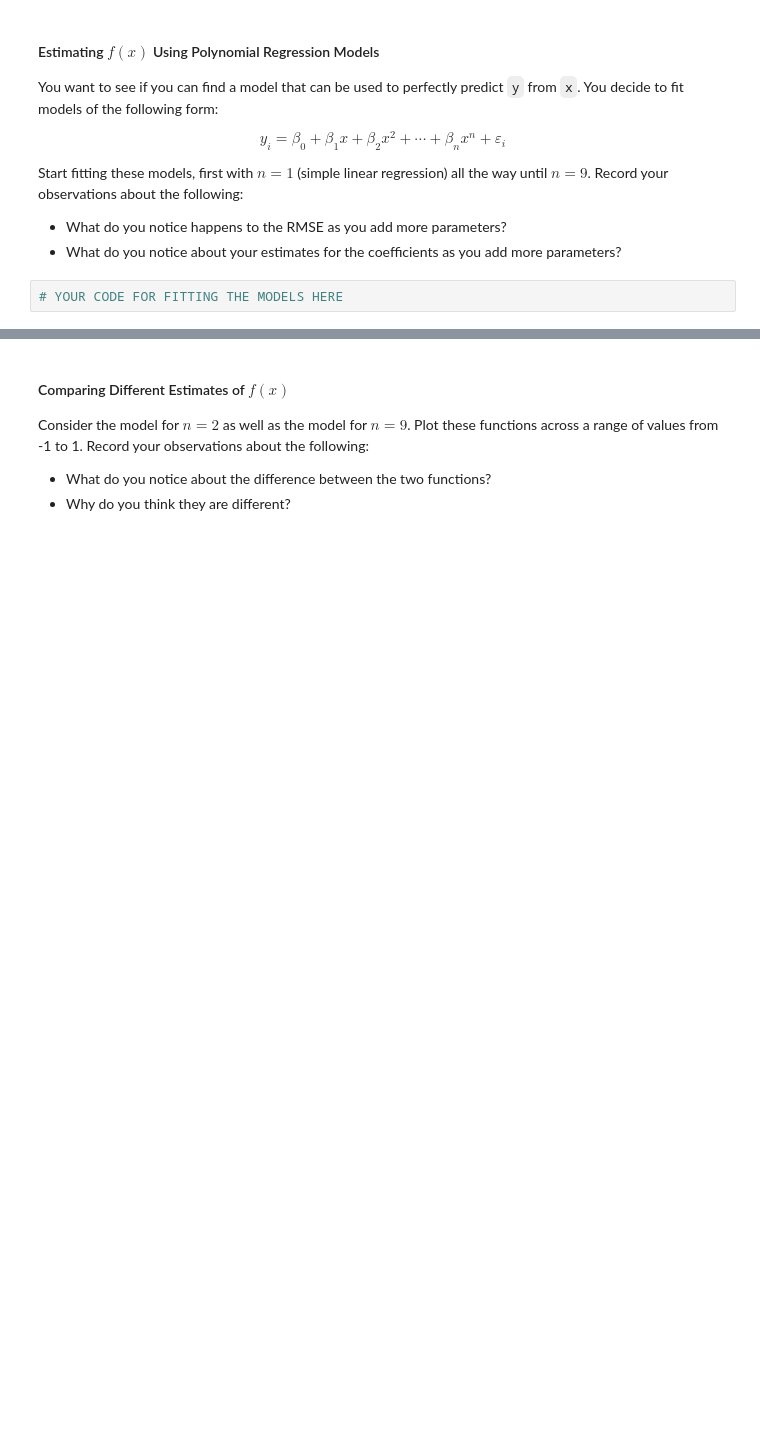
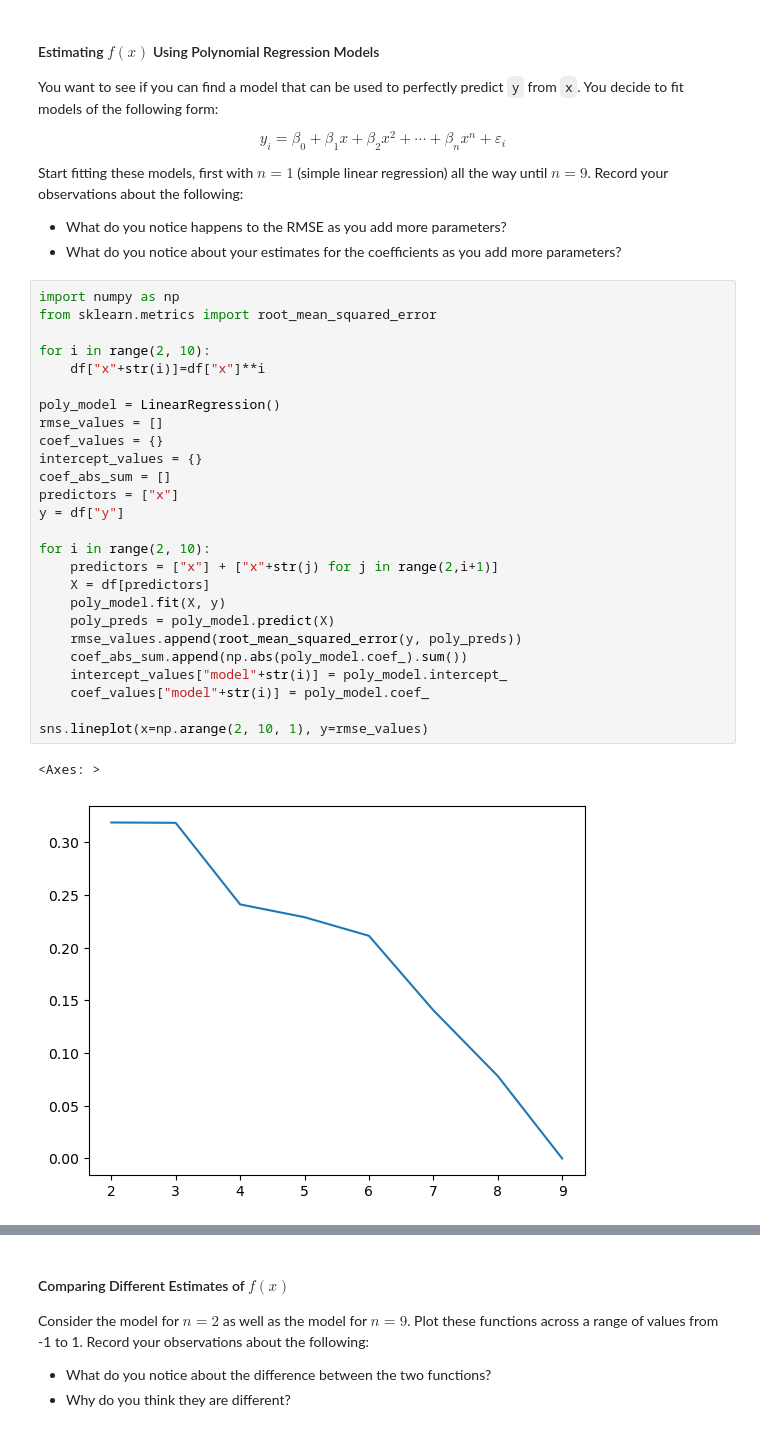
Before and after one commit to darthur2/tstat280, a Jupyter notebook: 08_LASSO/08_lasso_activity.ipynb, the cells around one changed output, grey strips where cells are left out. Drawn from its saved outputs; the diff is of its cells as text; blank space fills up the shorter version.

```diff
--- a/08_LASSO/08_lasso_activity.ipynb
+++ b/08_LASSO/08_lasso_activity.ipynb
@@ -39,4 +67,31 @@ Start fitting these models, first with $n=1$ (simple linear regression) all the
 - What do you notice happens to the RMSE as you add more parameters?
 - What do you notice about your estimates for the coefficients as you add more parameters?
 # %%
-# YOUR CODE FOR FITTING THE MODELS HERE
+import numpy as np
+from sklearn.metrics import root_mean_squared_error
+
+for i in range(2, 10):
+    df["x"+str(i)]=df["x"]**i
+
+poly_model = LinearRegression()
+rmse_values = []
+coef_values = {}
+intercept_values = {}
+coef_abs_sum = []
+predictors = ["x"]
+y = df["y"]
+
+for i in range(2, 10):
+    predictors = ["x"] + ["x"+str(j) for j in range(2,i+1)]
+    X = df[predictors]
+    poly_model.fit(X, y)
+    poly_preds = poly_model.predict(X)
+    rmse_values.append(root_mean_squared_error(y, poly_preds))
+    coef_abs_sum.append(np.abs(poly_model.coef_).sum())
+    intercept_values["model"+str(i)] = poly_model.intercept_
+    coef_values["model"+str(i)] = poly_model.coef_
+
+sns.lineplot(x=np.arange(2, 10, 1), y=rmse_values)
+# %% [output]
+<Axes: >
+[figure, added]
```
Also changed, not shown: parts of 10 cells of this notebook.
